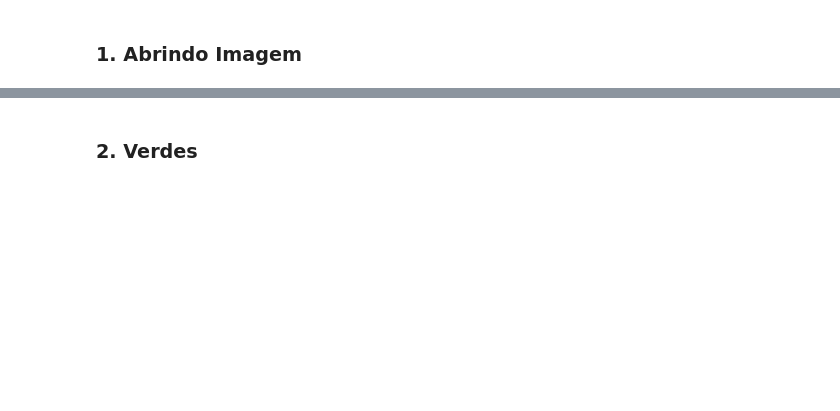
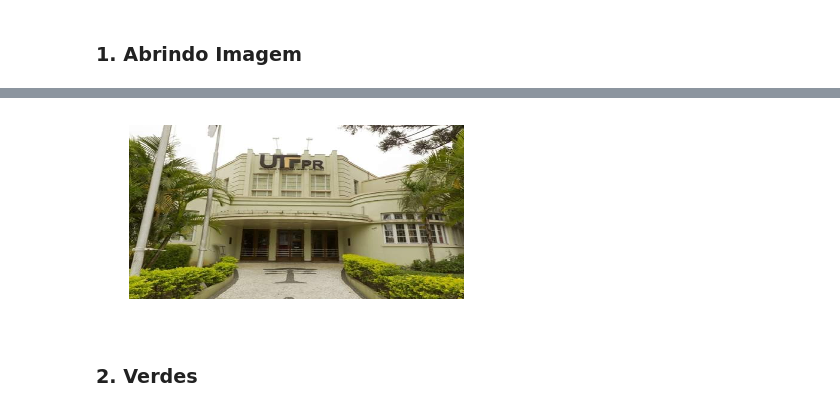
Before and after one commit to cordeirolibel/pdi, a Jupyter notebook: T05/T05.ipynb, the cells around one changed output, grey strips where cells are left out. Cells and saved outputs as stored; diff of their text form; code cells hidden in the pictures; blank space fills up the shorter version.

```diff
--- a/T05/T05.ipynb
+++ b/T05/T05.ipynb
@@ -31,3 +33,9 @@ imshow(im)
+# %%
+im_fundo = cv2.imread("utfpr.jpg")
+im_fundo = cv2.resize(im_fundo, (im.shape[1], im.shape[0]))
+imshow(im_fundo)
+# %% [output]
+[figure, added]
 # %% [markdown]
 ### 2. Verdes
 # %%
```
Also changed, not shown: parts of 4 cells of this notebook, 2 other files.
